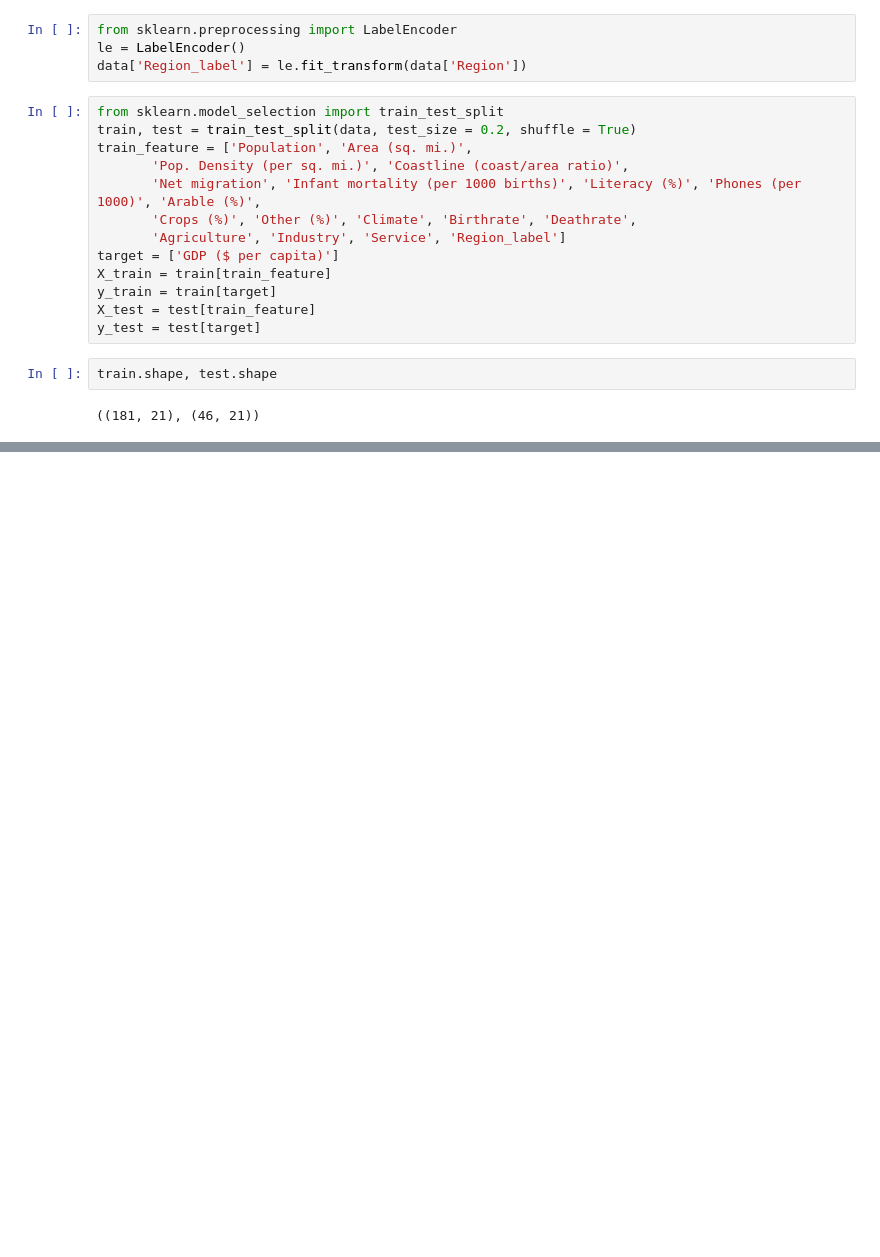
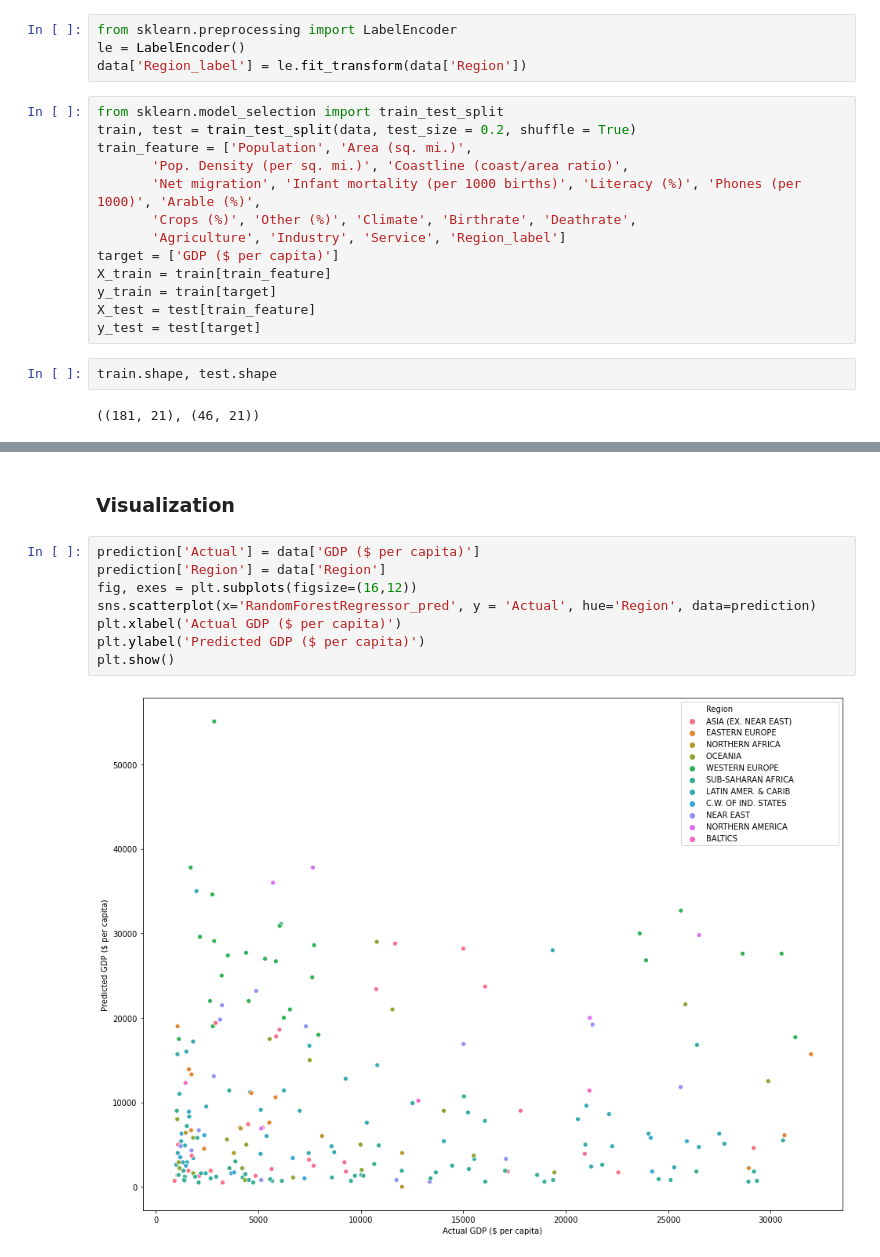
Before and after one commit to jacknayem/30-Plus-Machine-Learning-Projects, a Jupyter notebook: Country GDP Analysis/factors effecting a country's GDP.ipynb, the cells around one changed output, grey strips where cells are left out. Saved outputs shown, nothing was run; the diff lists cells and outputs as text; blank space fills up the shorter version.

```diff
--- a/Country GDP Analysis/factors effecting a country's GDP.ipynb
+++ b/Country GDP Analysis/factors effecting a country's GDP.ipynb
@@ -234,0 +262,12 @@ info = pd.DataFrame(
+# %% [markdown]
+<h3 id='6'>Visualization</h3>
+# %%
+prediction['Actual'] = data['GDP ($ per capita)']
+prediction['Region'] = data['Region']
+fig, exes = plt.subplots(figsize=(16,12))
+sns.scatterplot(x='RandomForestRegressor_pred', y = 'Actual', hue='Region', data=prediction)
+plt.xlabel('Actual GDP ($ per capita)')
+plt.ylabel('Predicted GDP ($ per capita)')
+plt.show()
+# %% [output]
+[figure, added]
```
Also changed, not shown: parts of 16 cells of this notebook, 7 other files.
